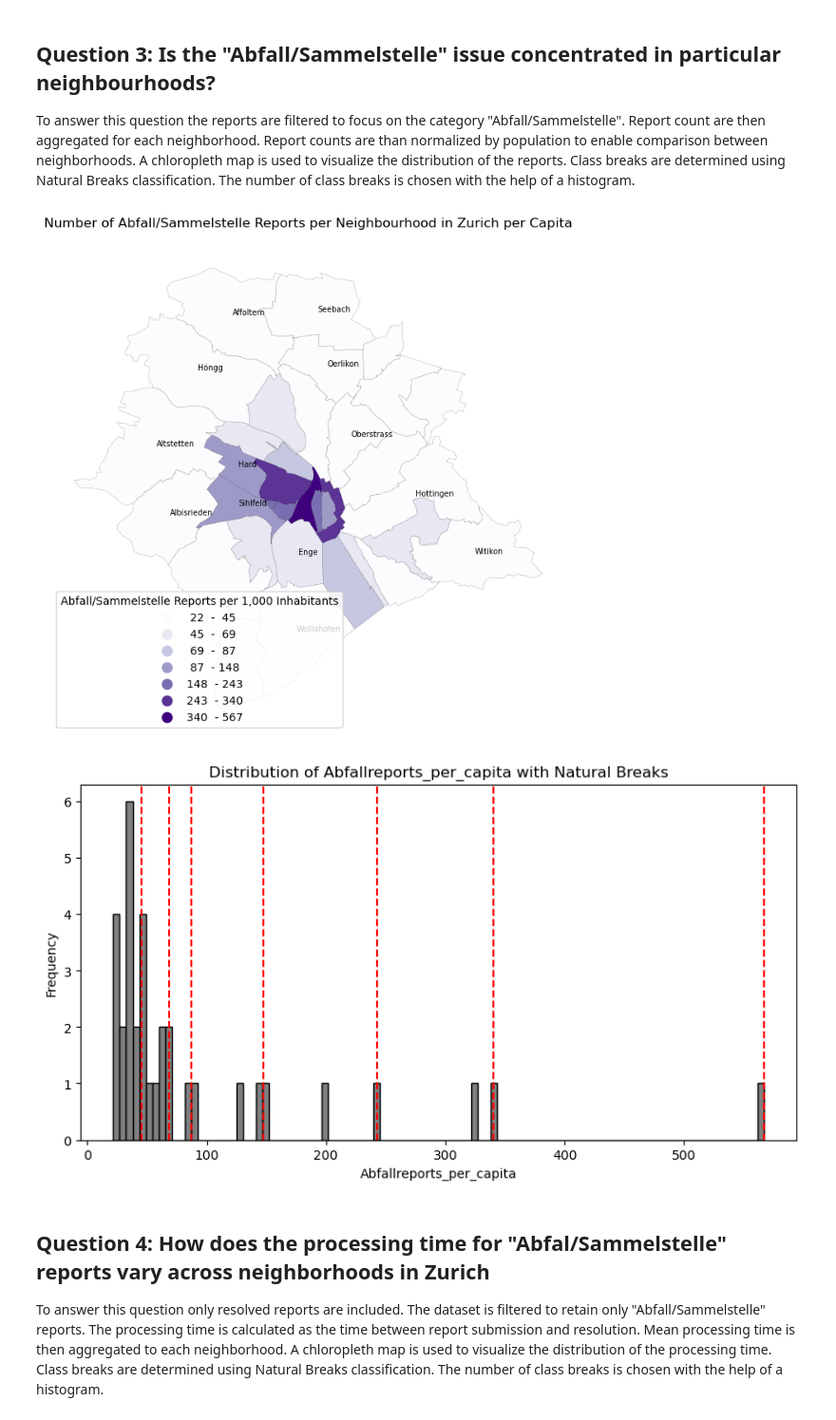
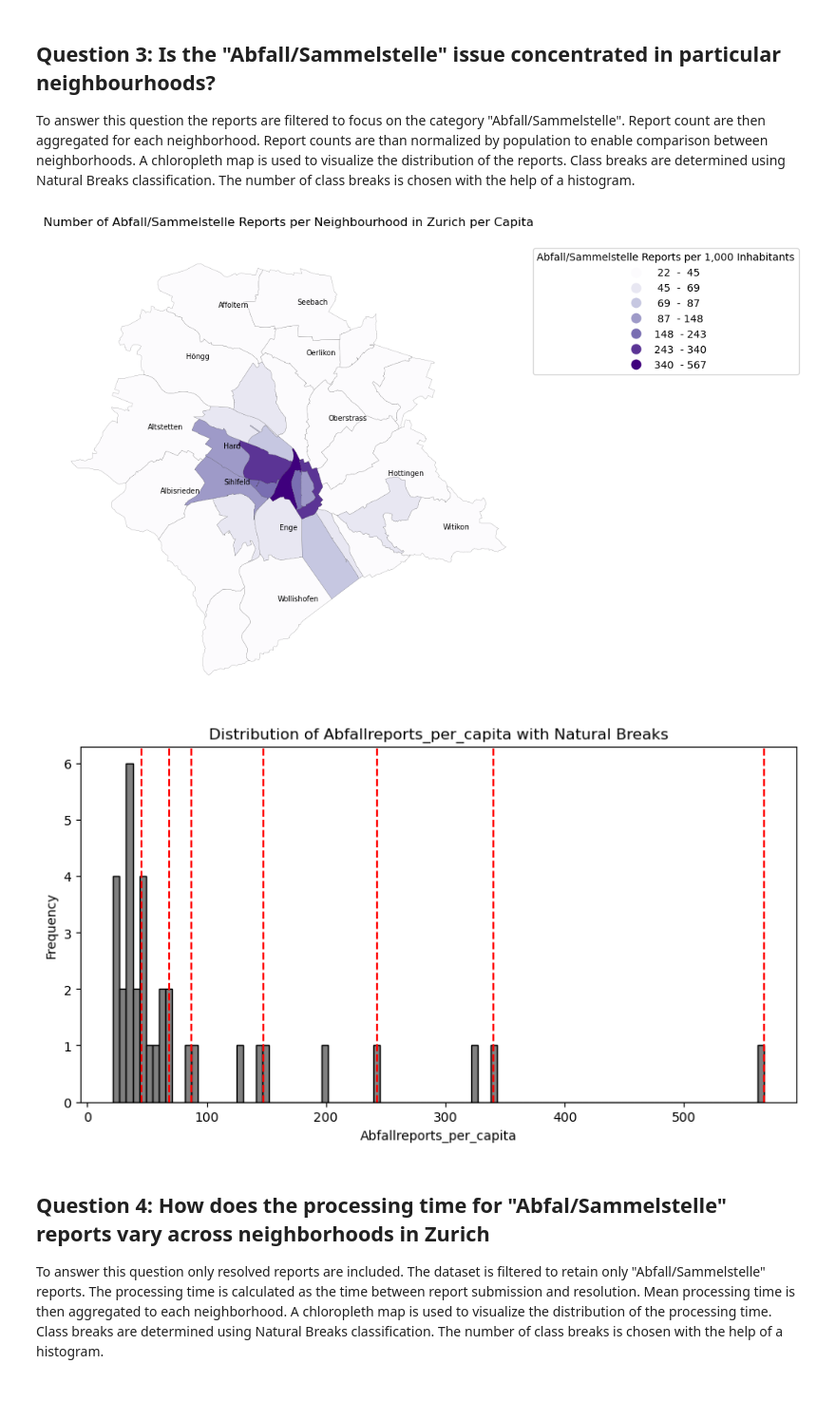
Before and after one commit to arisenn02/ESS341_Project_Arina_Senn, a Jupyter notebook: notebooks/new_zurich_urban_issues.ipynb, the cells around one changed output. Shown at 95% size. Saved outputs shown, nothing was run; the diff lists cells and outputs as text; code cells hidden in the pictures; blank space fills up the shorter version.

```diff
--- a/notebooks/new_zurich_urban_issues.ipynb
+++ b/notebooks/new_zurich_urban_issues.ipynb
@@ -206,35 +213,35 @@ filtered_category_gdf["Abfallreports_per_capita"] = (filtered_category_gdf["coun
 # Create Chloropleth Map
 #---------------------------------------------------------------------------------------------------------
 
 fig, ax = plt.subplots(figsize=(16,8))
 
 
 filtered_category_gdf.plot(
     column="Abfallreports_per_capita",
     scheme = "naturalbreaks",
     k = 7,
     edgecolor = "black",
     legend=True,
     linewidth = 0.1,
     cmap="Purples",
     ax=ax,
-    legend_kwds={"title": "Abfall/Sammelstelle Reports per 1,000 Inhabitants","fmt": "{:.0f}"})
+    legend_kwds={"title": "Abfall/Sammelstelle Reports per 1,000 Inhabitants","fmt": "{:.0f}","loc":"upper left","bbox_to_anchor":(1, 1)})
 
 ax.set_title("Number of Abfall/Sammelstelle Reports per Neighbourhood in Zurich per Capita")
 ax.axis("off")
 
 # improve map readability by enhancing legend formatting and adding neighborhoods labels
 functions.clean_legend_labels(ax)
 functions.add_labels_zurich(ax,filtered_category_gdf,names=["Affoltern","Seebach","Oerlikon","Höngg","Altstetten",
                                                             "Albisrieden","Enge","Wollishofen","Witikon","Hottingen",
                                                             "Sihlfeld","Hard","Oberstrass"])
 
 #---------------------------------------------------------------------------------------------------------
 # Create Histogram
 #---------------------------------------------------------------------------------------------------------
 functions.histogram_natural_breaks(filtered_category_gdf,column="Abfallreports_per_capita",k=7)
 # %% [output]
-[figure, old version]
+[figure, new version]
 [figure]
 # %% [markdown]
 ## Question 4: How does the processing time for "Abfal/Sammelstelle" reports vary across neighborhoods in Zurich ##
```
Also changed, not shown: parts of 2 cells of this notebook, 11 other files.
